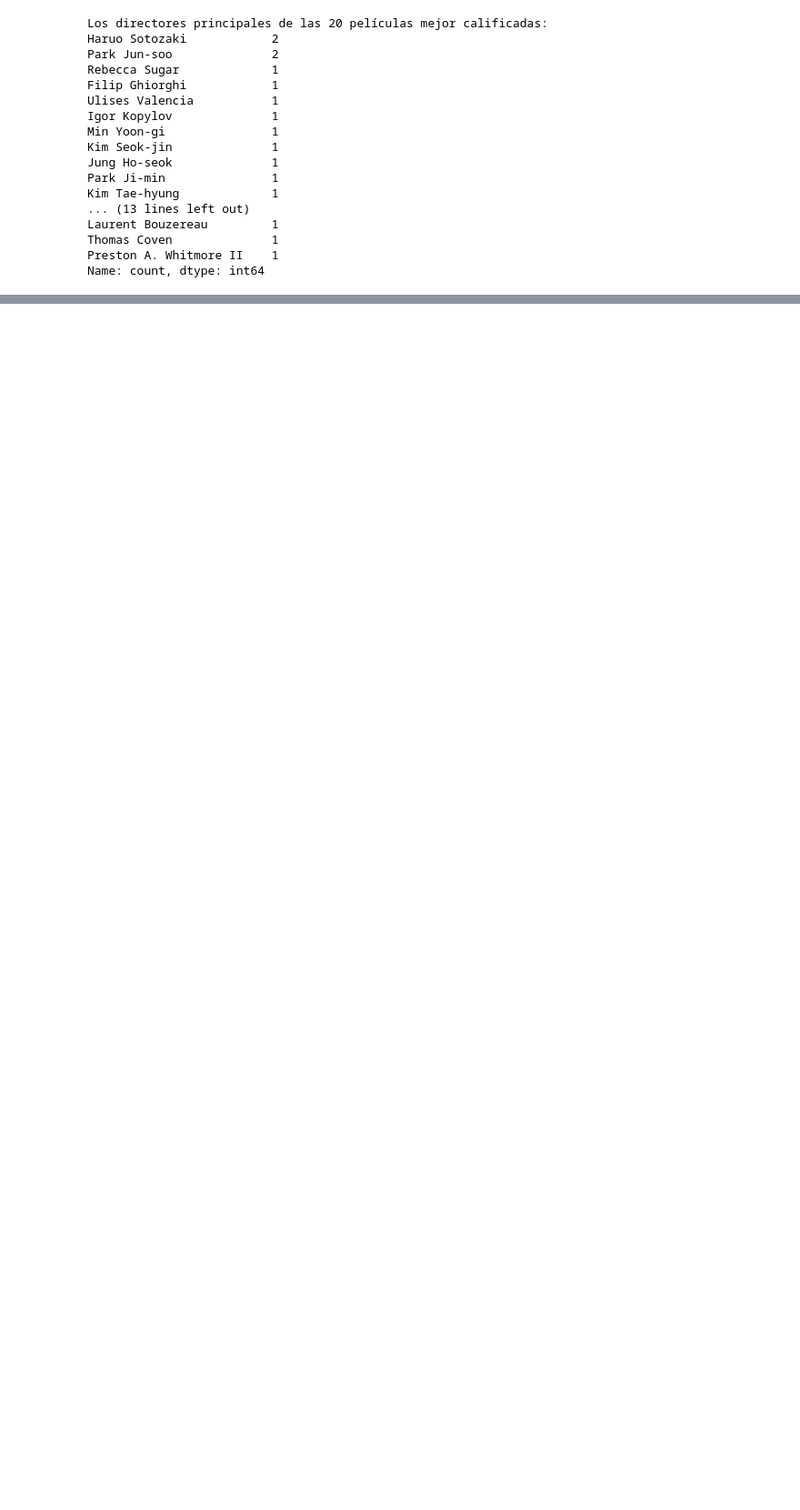
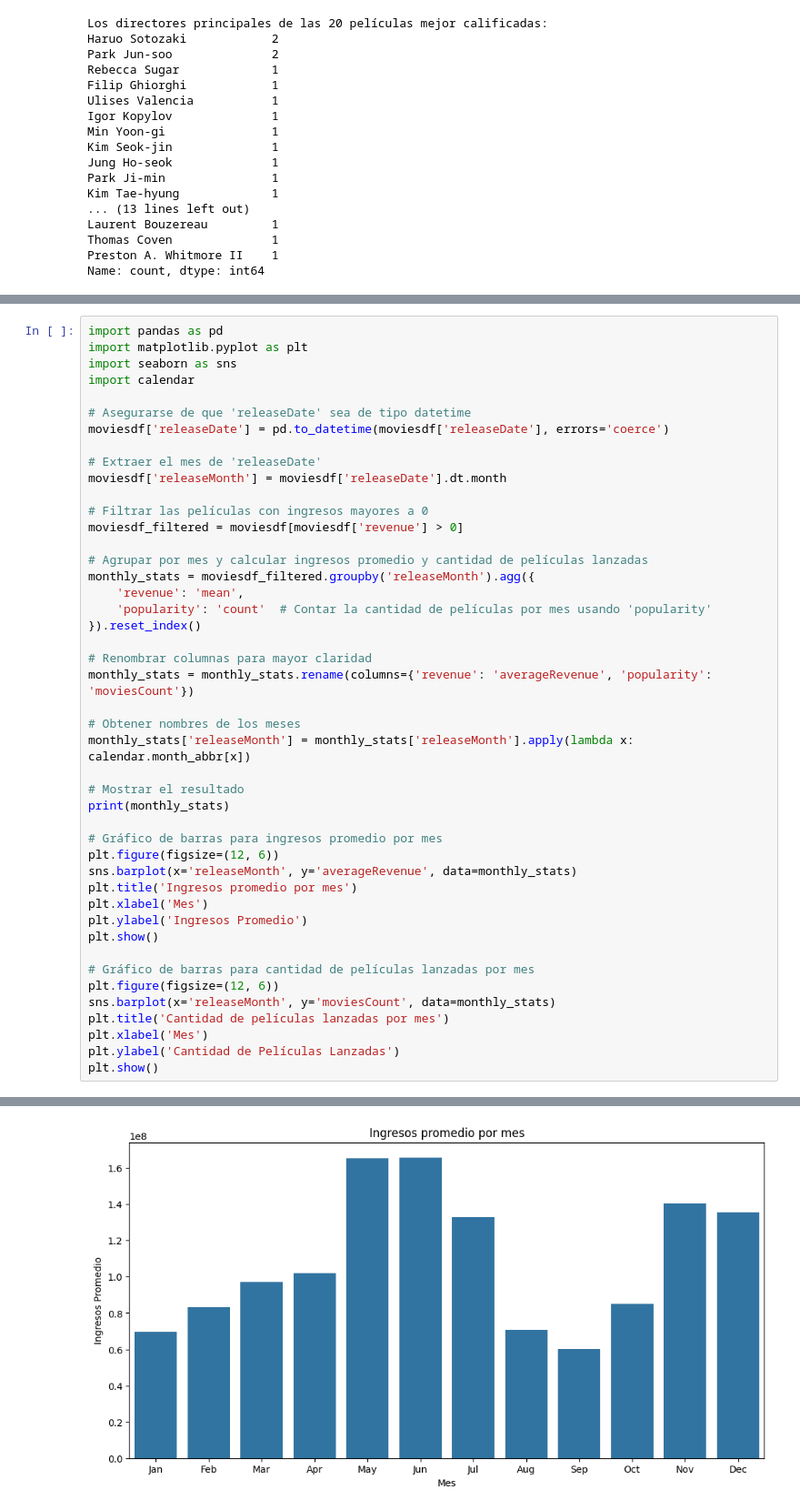
Before and after one commit to Arthurs101/HT-1DATAMINING, a Jupyter notebook: HT.ipynb, the cells around one changed output, grey strips where cells are left out. Shown at 91% size. Cells and saved outputs as stored; diff of their text form; blank space fills up the shorter version.

```diff
--- a/HT.ipynb
+++ b/HT.ipynb
@@ -386,0 +484,46 @@ Name: count, dtype: int64
+# %%
+import pandas as pd
+import matplotlib.pyplot as plt
+import seaborn as sns
+import calendar
+
+# Asegurarse de que 'releaseDate' sea de tipo datetime
+moviesdf['releaseDate'] = pd.to_datetime(moviesdf['releaseDate'], errors='coerce')
+
+# Extraer el mes de 'releaseDate'
+moviesdf['releaseMonth'] = moviesdf['releaseDate'].dt.month
+
+# Filtrar las películas con ingresos mayores a 0
+moviesdf_filtered = moviesdf[moviesdf['revenue'] > 0]
+
+# Agrupar por mes y calcular ingresos promedio y cantidad de películas lanzadas
+monthly_stats = moviesdf_filtered.groupby('releaseMonth').agg({
+    'revenue': 'mean',
+    'popularity': 'count'  # Contar la cantidad de películas por mes usando 'popularity'
+}).reset_index()
+
+# Renombrar columnas para mayor claridad
+monthly_stats = monthly_stats.rename(columns={'revenue': 'averageRevenue', 'popularity': 'moviesCount'})
+
+# Obtener nombres de los meses
+monthly_stats['releaseMonth'] = monthly_stats['releaseMonth'].apply(lambda x: calendar.month_abbr[x])
+
+# Mostrar el resultado
+print(monthly_stats)
+
+# Gráfico de barras para ingresos promedio por mes
+plt.figure(figsize=(12, 6))
+sns.barplot(x='releaseMonth', y='averageRevenue', data=monthly_stats)
+plt.title('Ingresos promedio por mes')
+plt.xlabel('Mes')
+plt.ylabel('Ingresos Promedio')
+plt.show()
+
+# Gráfico de barras para cantidad de películas lanzadas por mes
+plt.figure(figsize=(12, 6))
+sns.barplot(x='releaseMonth', y='moviesCount', data=monthly_stats)
+plt.title('Cantidad de películas lanzadas por mes')
+plt.xlabel('Mes')
+plt.ylabel('Cantidad de Películas Lanzadas')
+plt.show()
+# %% [output]
@@ -386,0 +543 @@ Name: count, dtype: int64
+[figure, added]
```
Also changed, not shown: parts of 10 cells of this notebook.
